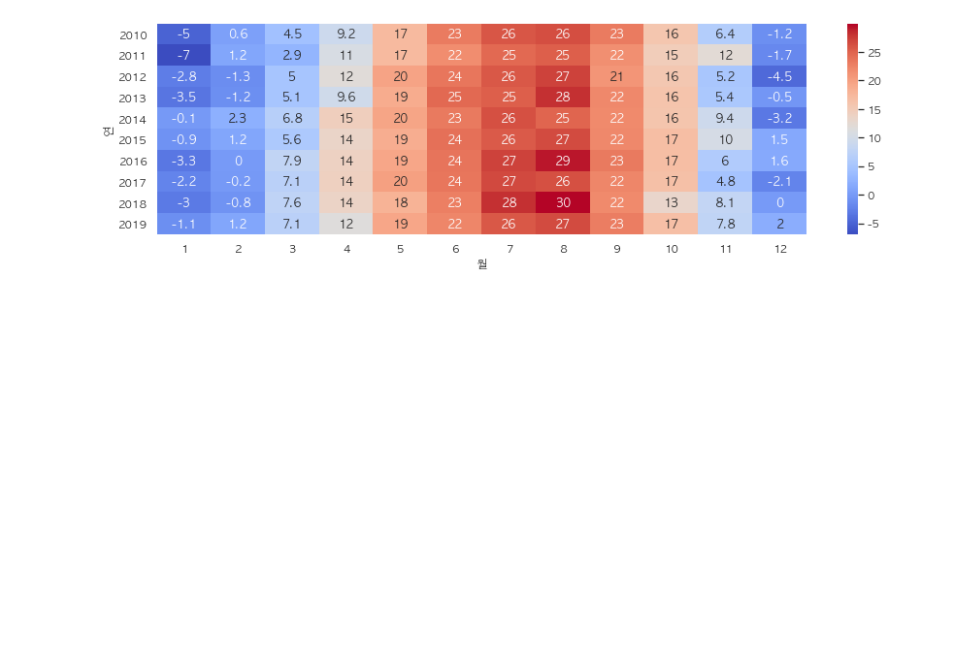
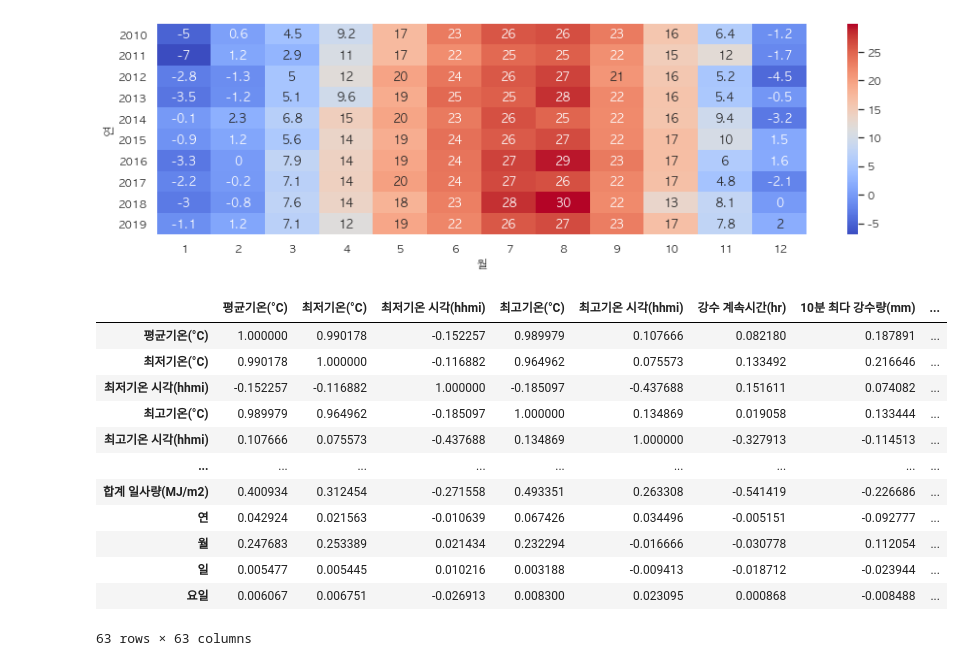
Before and after one commit to corazzon/seaborn-tutorial, a Jupyter notebook: weather_kma_eda.ipynb, the cells around one changed output. Saved outputs shown, nothing was run; the diff lists cells and outputs as text; code cells hidden in the pictures; blank space fills up the shorter version.

```diff
--- a/weather_kma_eda.ipynb
+++ b/weather_kma_eda.ipynb
@@ -98,3 +99,22 @@ sns.heatmap(year_month_temp_median, annot=True, cmap="coolwarm")
 # %% [output]
 <matplotlib.axes._subplots.AxesSubplot at 0x...>
 [figure]
+# %%
+corr = df.corr()
+corr = corr.dropna(how="all")
+corr = corr.dropna(how="all", axis=1)
+corr
+# %% [output]
+|  | 평균기온(°C) | 최저기온(°C) | 최저기온 시각(hhmi) | 최고기온(°C) | 최고기온 시각(hhmi) | 강수 계속시간(hr) | 10분 최다 강수량(mm) | ... |
+| 평균기온(°C) | 1.000000 | 0.990178 | -0.152257 | 0.989979 | 0.107666 | 0.082180 | 0.187891 | ... |
+| 최저기온(°C) | 0.990178 | 1.000000 | -0.116882 | 0.964962 | 0.075573 | 0.133492 | 0.216646 | ... |
+| 최저기온 시각(hhmi) | -0.152257 | -0.116882 | 1.000000 | -0.185097 | -0.437688 | 0.151611 | 0.074082 | ... |
+| 최고기온(°C) | 0.989979 | 0.964962 | -0.185097 | 1.000000 | 0.134869 | 0.019058 | 0.133444 | ... |
+| 최고기온 시각(hhmi) | 0.107666 | 0.075573 | -0.437688 | 0.134869 | 1.000000 | -0.327913 | -0.114513 | ... |
+| ... | ... | ... | ... | ... | ... | ... | ... | ... |
+| 합계 일사량(MJ/m2) | 0.400934 | 0.312454 | -0.271558 | 0.493351 | 0.263308 | -0.541419 | -0.226686 | ... |
+| 연 | 0.042924 | 0.021563 | -0.010639 | 0.067426 | 0.034496 | -0.005151 | -0.092777 | ... |
+| 월 | 0.247683 | 0.253389 | 0.021434 | 0.232294 | -0.016666 | -0.030778 | 0.112054 | ... |
+| 일 | 0.005477 | 0.005445 | 0.010216 | 0.003188 | -0.009413 | -0.018712 | -0.023944 | ... |
+| 요일 | 0.006067 | 0.006751 | -0.026913 | 0.008300 | 0.023095 | 0.000868 | -0.008488 | ... |
+63 rows × 63 columns
```
Also changed, not shown: parts of 3 cells of this notebook.
